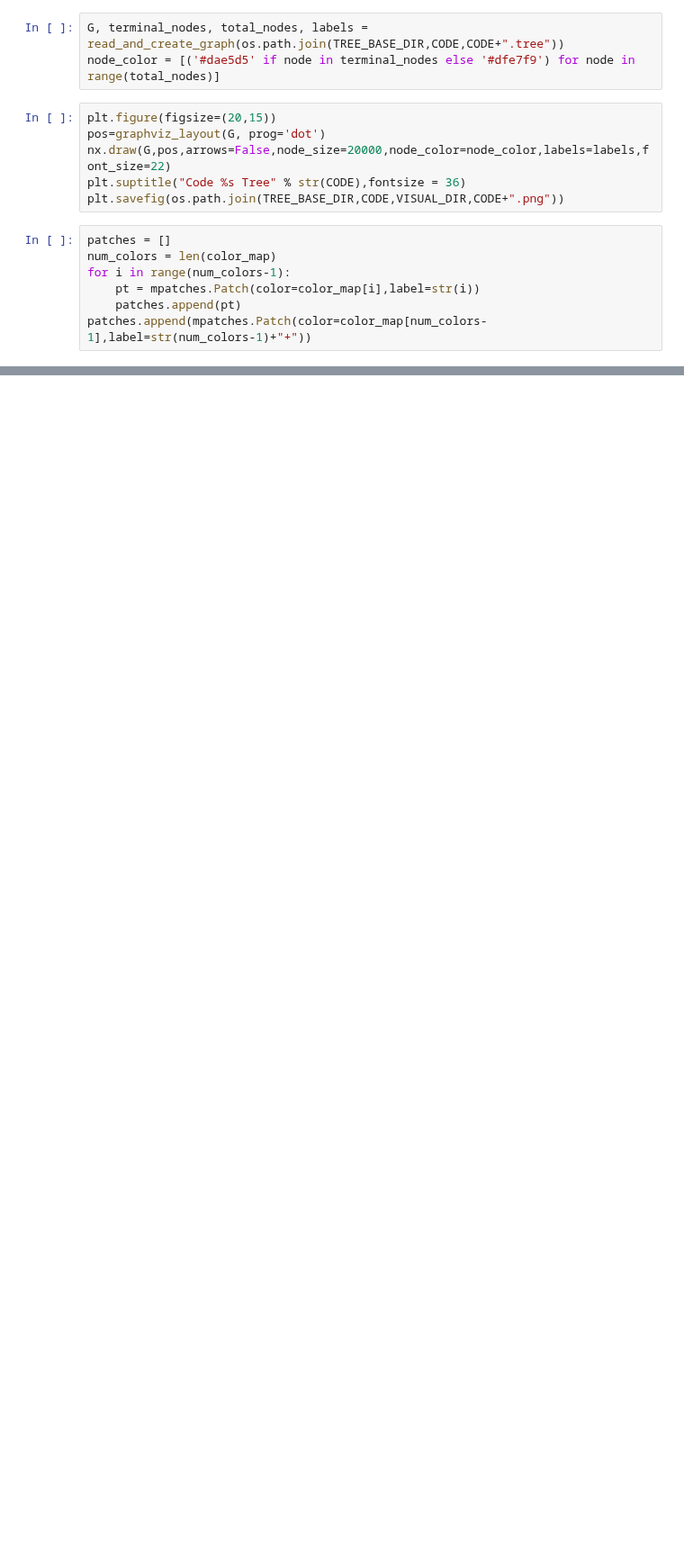
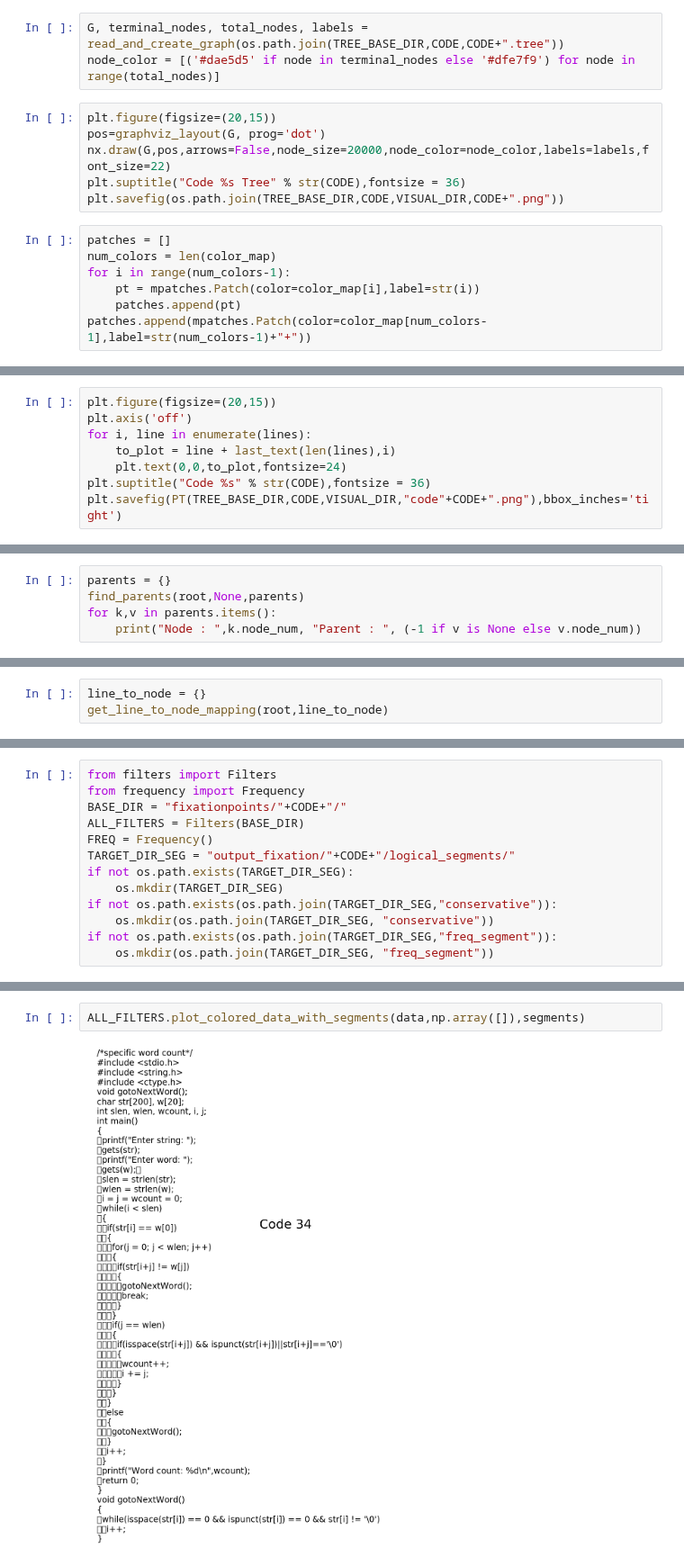
Before and after one commit to ayushbansal07/ProgramComprehension, a Jupyter notebook: sem8/TreeStructure.ipynb, the cells around one changed output, grey strips where cells are left out. Shown at 90% size. Drawn from its saved outputs; the diff is of its cells as text; blank space fills up the shorter version.

```diff
--- a/sem8/TreeStructure.ipynb
+++ b/sem8/TreeStructure.ipynb
@@ -337,0 +453,8 @@ Segment :  3
+# %%
+plt.figure(figsize=(20,15))
+plt.axis('off')
+for i, line in enumerate(lines):
+    to_plot = line + last_text(len(lines),i)
+    plt.text(0,0,to_plot,fontsize=24)
+plt.suptitle("Code %s" % str(CODE),fontsize = 36)
+plt.savefig(PT(TREE_BASE_DIR,CODE,VISUAL_DIR,"code"+CODE+".png"),bbox_inches='tight')
@@ -337,0 +518,5 @@ Segment :  3
+# %%
+parents = {}
+find_parents(root,None,parents)
+for k,v in parents.items():
+    print("Node : ",k.node_num, "Parent : ", (-1 if v is None else v.node_num))
@@ -337,0 +544,3 @@ Segment :  3
+# %%
+line_to_node = {}
+get_line_to_node_mapping(root,line_to_node)
@@ -337,0 +549,13 @@ Segment :  3
+# %%
+from filters import Filters
+from frequency import Frequency
+BASE_DIR = "fixationpoints/"+CODE+"/"
+ALL_FILTERS = Filters(BASE_DIR)
+FREQ = Frequency()
+TARGET_DIR_SEG = "output_fixation/"+CODE+"/logical_segments/"
+if not os.path.exists(TARGET_DIR_SEG):
+    os.mkdir(TARGET_DIR_SEG)
+if not os.path.exists(os.path.join(TARGET_DIR_SEG,"conservative")):
+    os.mkdir(os.path.join(TARGET_DIR_SEG, "conservative"))
+if not os.path.exists(os.path.join(TARGET_DIR_SEG,"freq_segment")):
+    os.mkdir(os.path.join(TARGET_DIR_SEG, "freq_segment"))
@@ -337,0 +642,4 @@ Segment :  3
+# %%
+ALL_FILTERS.plot_colored_data_with_segments(data,np.array([]),segments)
+# %% [output]
+[figure, added]
```
Also changed, not shown: parts of 23 cells of this notebook, 5 other files.
